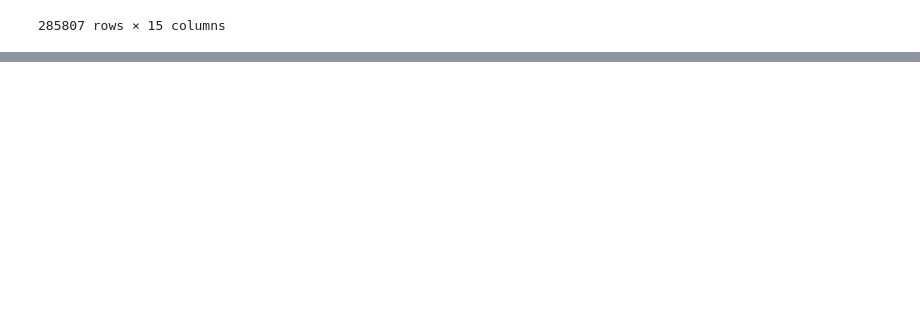
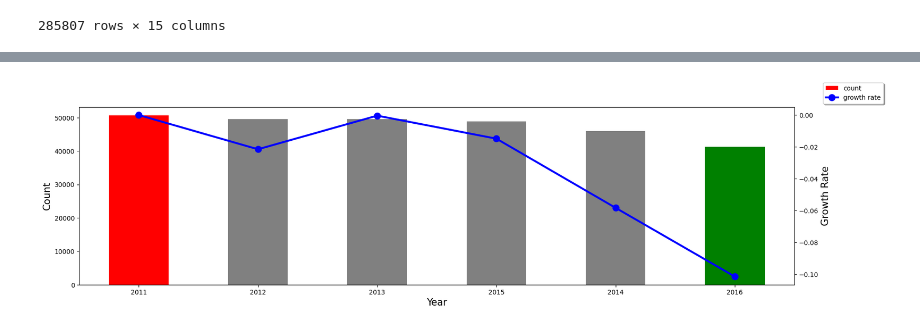
Before and after one commit to Miruku2201/VisualizeLab02, a Jupyter notebook: EDA.ipynb, the cells around one changed output, grey strips where cells are left out. Cells and saved outputs as stored; diff of their text form; code cells hidden in the pictures; blank space fills up the shorter version.

Commit message:
Year Exploratory

```diff
--- a/EDA.ipynb
+++ b/EDA.ipynb
@@ -299,0 +378,5 @@ df
+# %%
+yearCrime_df = df['Year'].value_counts().to_frame(name = 'count')
+yearCrime_df['Growth'] = yearCrime_df['count'].pct_change(periods=1)
+yearCrime_df['Growth'].iloc[(0)] = 0
+yearCrime_df
@@ -299,0 +392,25 @@ df
+# %%
+barcolor = []
+maxCount = yearCrime_df['count'].max()
+minCount = yearCrime_df['count'].min()
+
+for c in yearCrime_df['count'].values:
+    if c == maxCount:
+        barcolor.append('red')
+    elif (c == minCount):
+        barcolor.append('green')
+    else:
+        barcolor.append('grey')
+# %%
+fig, ax = plt.subplots(figsize = (20,5))
+bar = yearCrime_df['count'].plot.bar(ax = ax, rot = 0, color = barcolor)
+ax2 = ax.twinx()
+line = yearCrime_df['Growth'].plot.line(ax = ax2, color = 'blue', linewidth = 3, marker = 'o', markersize = 10)
+ax.set_xlabel('Year', fontsize = 15)
+ax.set_ylabel('Count', fontsize =15)
+ax2.set_ylabel('Growth Rate', fontsize =15)
+fig.legend([bar, line], labels = ['count', 'growth rate'], bbox_to_anchor=(1, 1), shadow = True)
+# fig.legends[0].set_title('Legend')
+plt.show()
+# %% [output]
+[figure, added]
```
Also changed, not shown: parts of 8 cells of this notebook, 1 other file.
